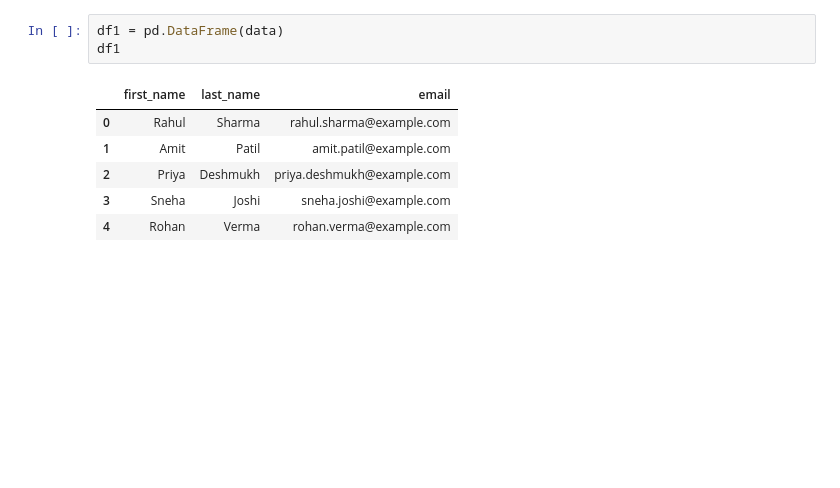
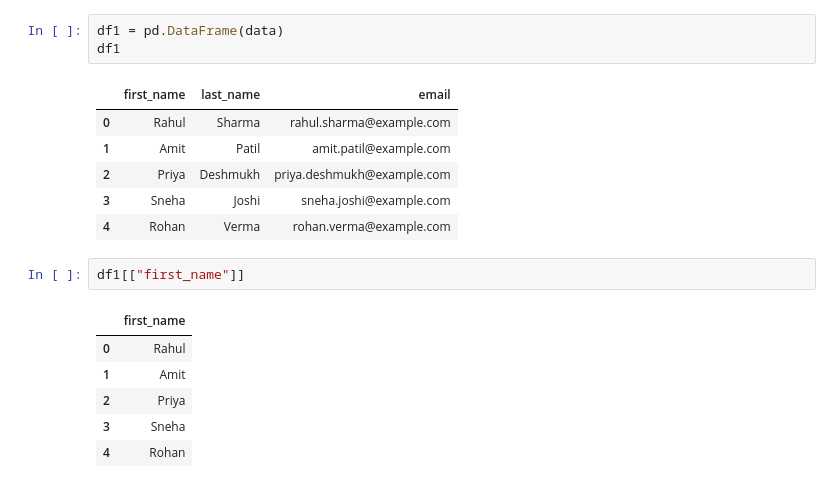
Before and after one commit to Prafullg06/pandas-learning, a Jupyter notebook: pandas.ipynb, the cells around one changed output. Saved outputs shown, nothing was run; the diff lists cells and outputs as text; blank space fills up the shorter version.

```diff
--- a/pandas.ipynb
+++ b/pandas.ipynb
@@ -106,3 +106,12 @@ df1
 | 2 | Priya | Deshmukh | priya.deshmukh@example.com |
 | 3 | Sneha | Joshi | sneha.joshi@example.com |
 | 4 | Rohan | Verma | rohan.verma@example.com |
+# %%
+df1[["first_name"]]
+# %% [output]
+|  | first_name |
+| 0 | Rahul |
+| 1 | Amit |
+| 2 | Priya |
+| 3 | Sneha |
+| 4 | Rohan |
```
Also changed, not shown: parts of 1 cell of this notebook.
